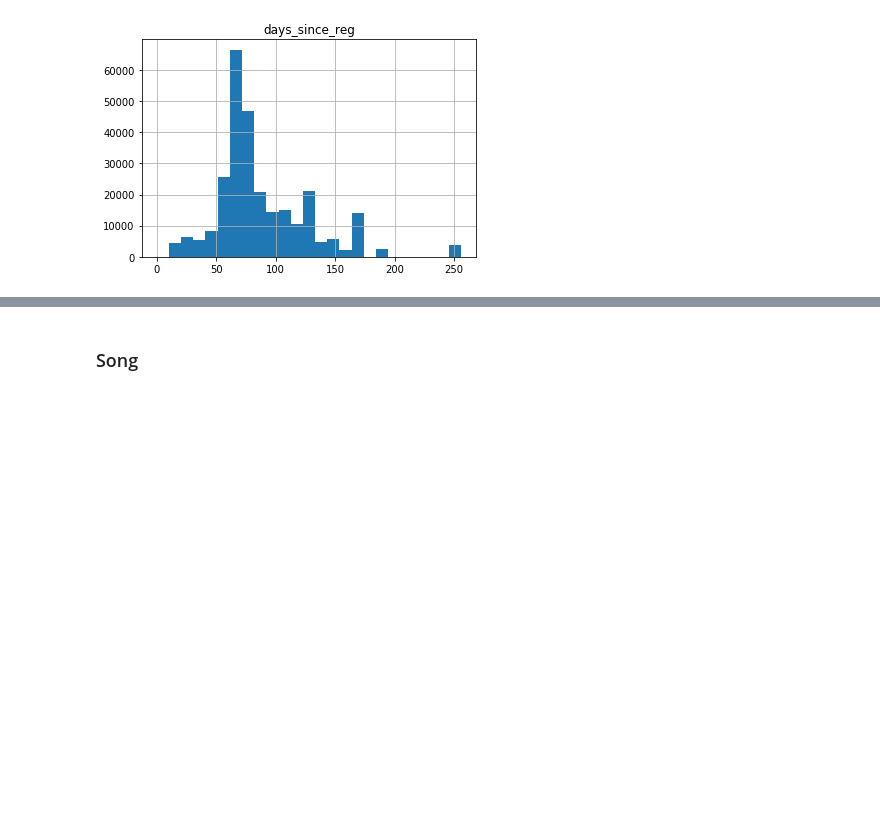
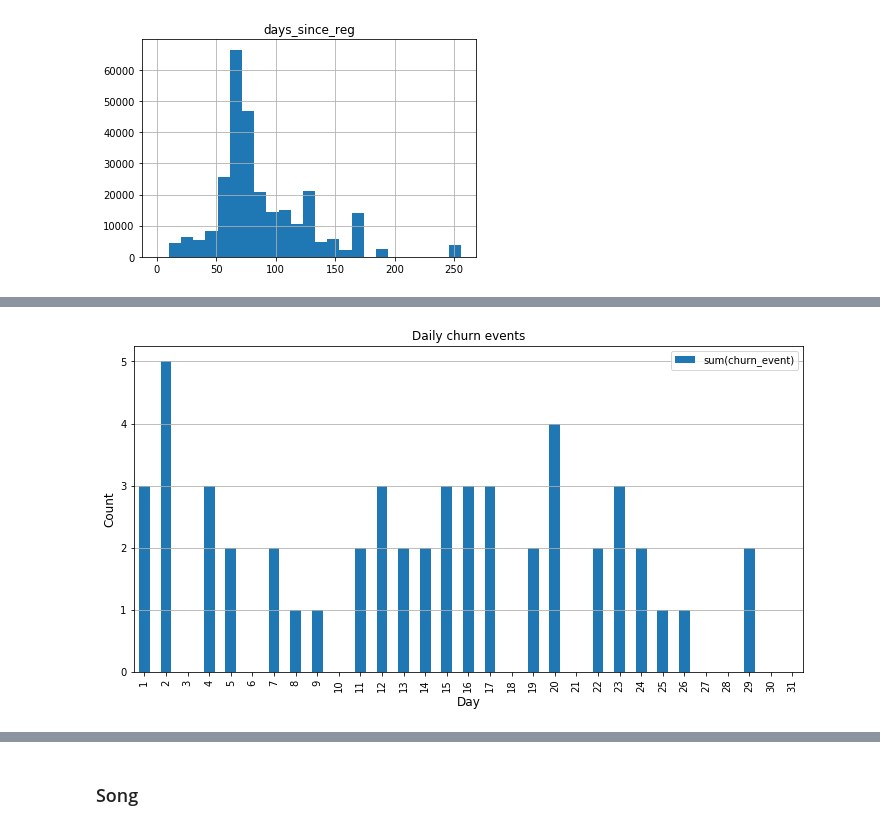
Before and after one commit to alwz1/Sparkify, a Jupyter notebook: Sparkify.ipynb, the cells around one changed output, grey strips where cells are left out. Saved outputs shown, nothing was run; the diff lists cells and outputs as text; code cells hidden in the pictures; blank space fills up the shorter version.

```diff
--- a/Sparkify.ipynb
+++ b/Sparkify.ipynb
@@ -625,0 +611,9 @@ ax.set_title('Weekly churn events');
+# %%
+ax = df_valid.groupBy('day').sum('churn_event').sort('day').toPandas(
+).plot.bar(x='day', y='sum(churn_event)', figsize=(12, 6))
+ax.grid(axis='y')
+ax.set_xlabel('Day', fontsize=12)
+ax.set_ylabel('Count', fontsize=12)
+ax.set_title('Daily churn events');
+# %% [output]
+[figure, added]
```
Also changed, not shown: parts of 125 cells of this notebook.
